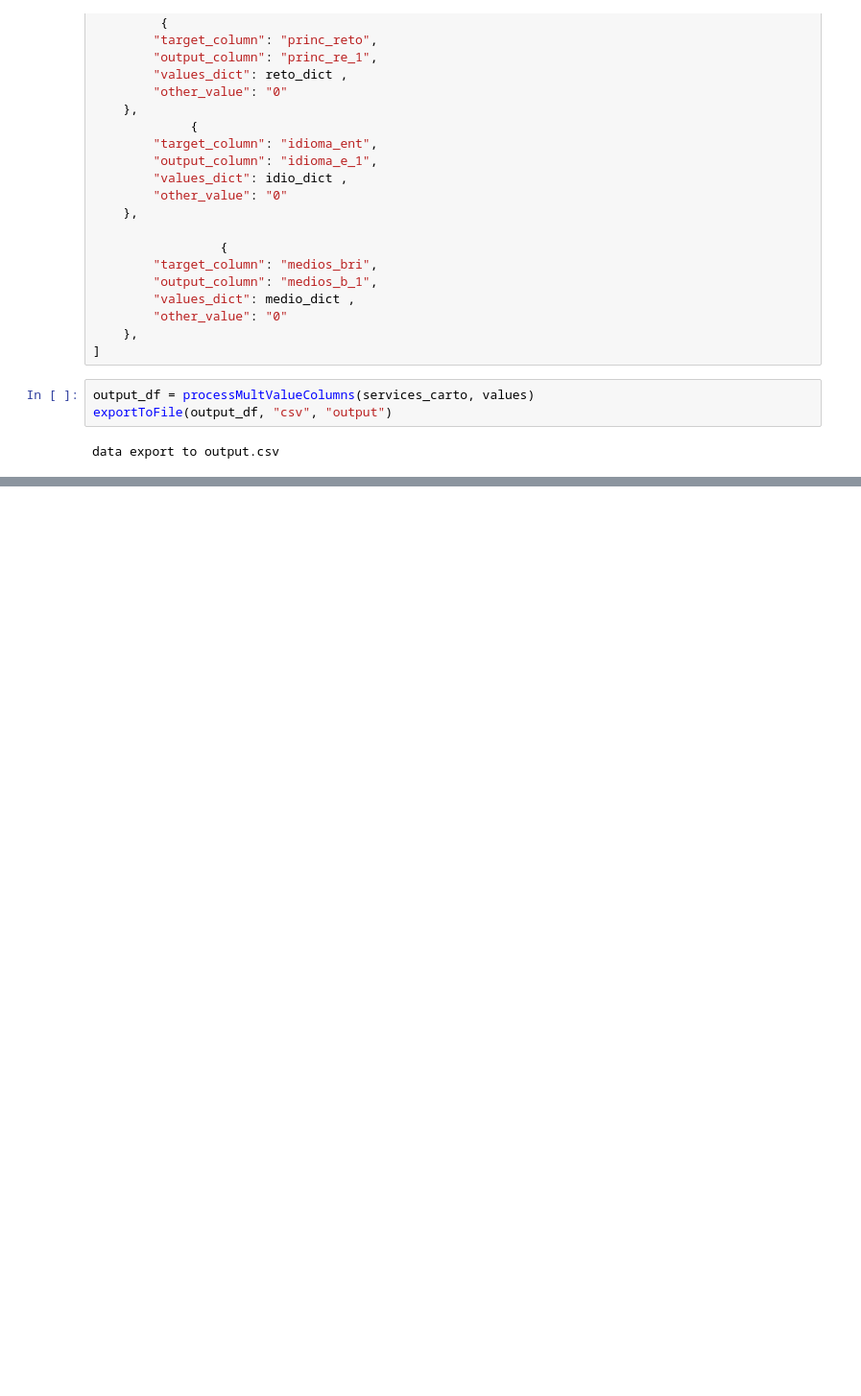
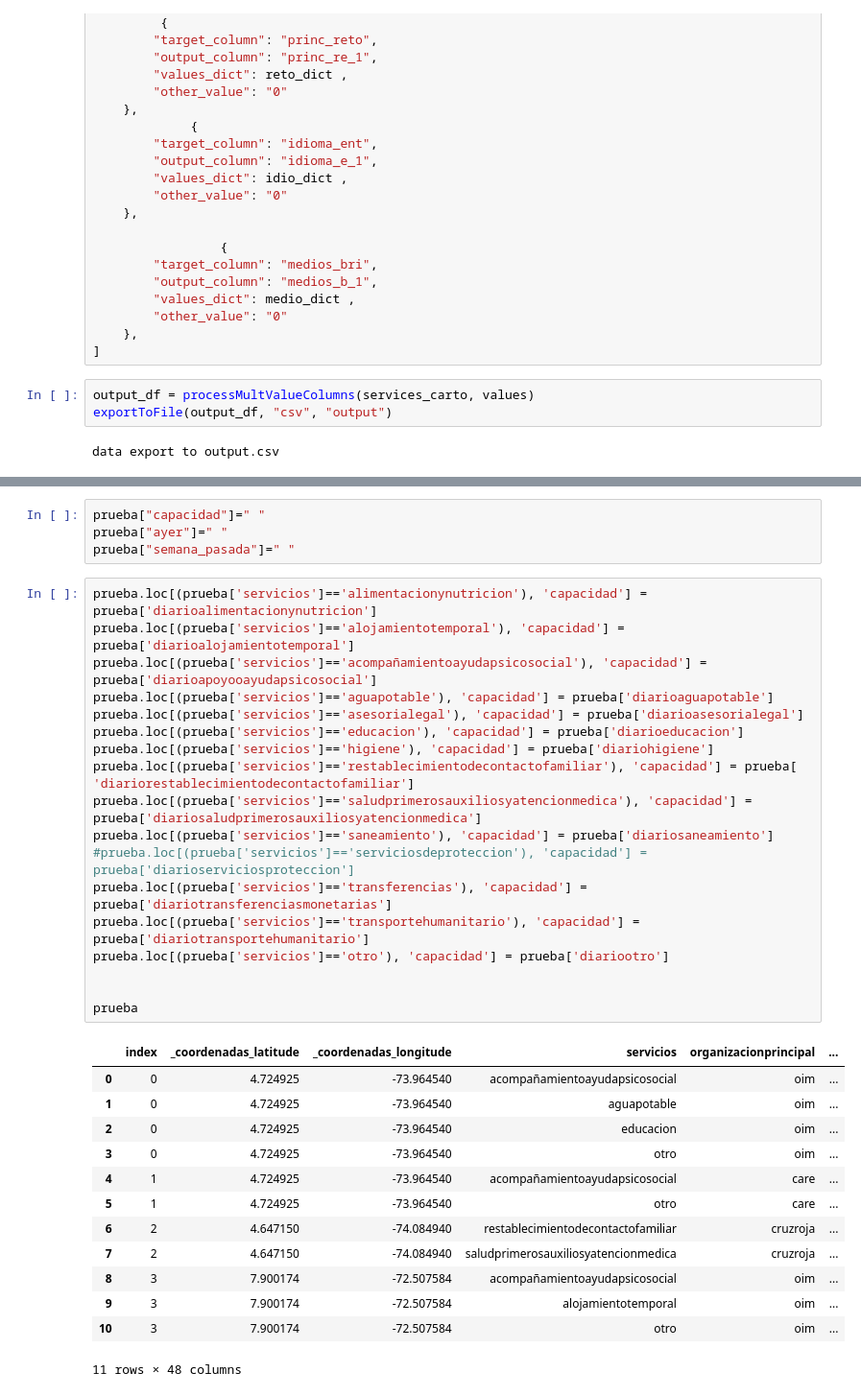
Before and after one commit to maolarte/Aurora, a Jupyter notebook: services.ipynb, the cells around one changed output, grey strips where cells are left out. Shown: that part at 96% size. Cells and saved outputs as stored; diff of their text form; blank space fills up the shorter version.

```diff
--- a/services.ipynb
+++ b/services.ipynb
@@ -286,0 +386,36 @@ data export to output.csv
+# %%
+prueba["capacidad"]=" "
+prueba["ayer"]=" "
+prueba["semana_pasada"]=" "
+# %%
+prueba.loc[(prueba['servicios']=='alimentacionynutricion'), 'capacidad'] = prueba['diarioalimentacionynutricion']
+prueba.loc[(prueba['servicios']=='alojamientotemporal'), 'capacidad'] = prueba['diarioalojamientotemporal']
+prueba.loc[(prueba['servicios']=='acompañamientoayudapsicosocial'), 'capacidad'] = prueba['diarioapoyooayudapsicosocial']
+prueba.loc[(prueba['servicios']=='aguapotable'), 'capacidad'] = prueba['diarioaguapotable']
+prueba.loc[(prueba['servicios']=='asesorialegal'), 'capacidad'] = prueba['diarioasesorialegal']
+prueba.loc[(prueba['servicios']=='educacion'), 'capacidad'] = prueba['diarioeducacion']
+prueba.loc[(prueba['servicios']=='higiene'), 'capacidad'] = prueba['diariohigiene']
+prueba.loc[(prueba['servicios']=='restablecimientodecontactofamiliar'), 'capacidad'] = prueba[ 'diariorestablecimientodecontactofamiliar']
+prueba.loc[(prueba['servicios']=='saludprimerosauxiliosyatencionmedica'), 'capacidad'] = prueba['diariosaludprimerosauxiliosyatencionmedica']
+prueba.loc[(prueba['servicios']=='saneamiento'), 'capacidad'] = prueba['diariosaneamiento']
+#prueba.loc[(prueba['servicios']=='serviciosdeproteccion'), 'capacidad'] = prueba['diarioserviciosproteccion']
+prueba.loc[(prueba['servicios']=='transferencias'), 'capacidad'] = prueba['diariotransferenciasmonetarias']
+prueba.loc[(prueba['servicios']=='transportehumanitario'), 'capacidad'] = prueba['diariotransportehumanitario']
+prueba.loc[(prueba['servicios']=='otro'), 'capacidad'] = prueba['diariootro']
+
+
+prueba
+# %% [output]
+|  | index | _coordenadas_latitude | _coordenadas_longitude | servicios | organizacionprincipal | ... |
+| 0 | 0 | 4.724925 | -73.964540 | acompañamientoayudapsicosocial | oim | ... |
+| 1 | 0 | 4.724925 | -73.964540 | aguapotable | oim | ... |
+| 2 | 0 | 4.724925 | -73.964540 | educacion | oim | ... |
+| 3 | 0 | 4.724925 | -73.964540 | otro | oim | ... |
+| 4 | 1 | 4.724925 | -73.964540 | acompañamientoayudapsicosocial | care | ... |
+| 5 | 1 | 4.724925 | -73.964540 | otro | care | ... |
+| 6 | 2 | 4.647150 | -74.084940 | restablecimientodecontactofamiliar | cruzroja | ... |
+| 7 | 2 | 4.647150 | -74.084940 | saludprimerosauxiliosyatencionmedica | cruzroja | ... |
+| 8 | 3 | 7.900174 | -72.507584 | acompañamientoayudapsicosocial | oim | ... |
+| 9 | 3 | 7.900174 | -72.507584 | alojamientotemporal | oim | ... |
+| 10 | 3 | 7.900174 | -72.507584 | otro | oim | ... |
+11 rows × 48 columns
```
Also changed, not shown: parts of 5 cells of this notebook.
